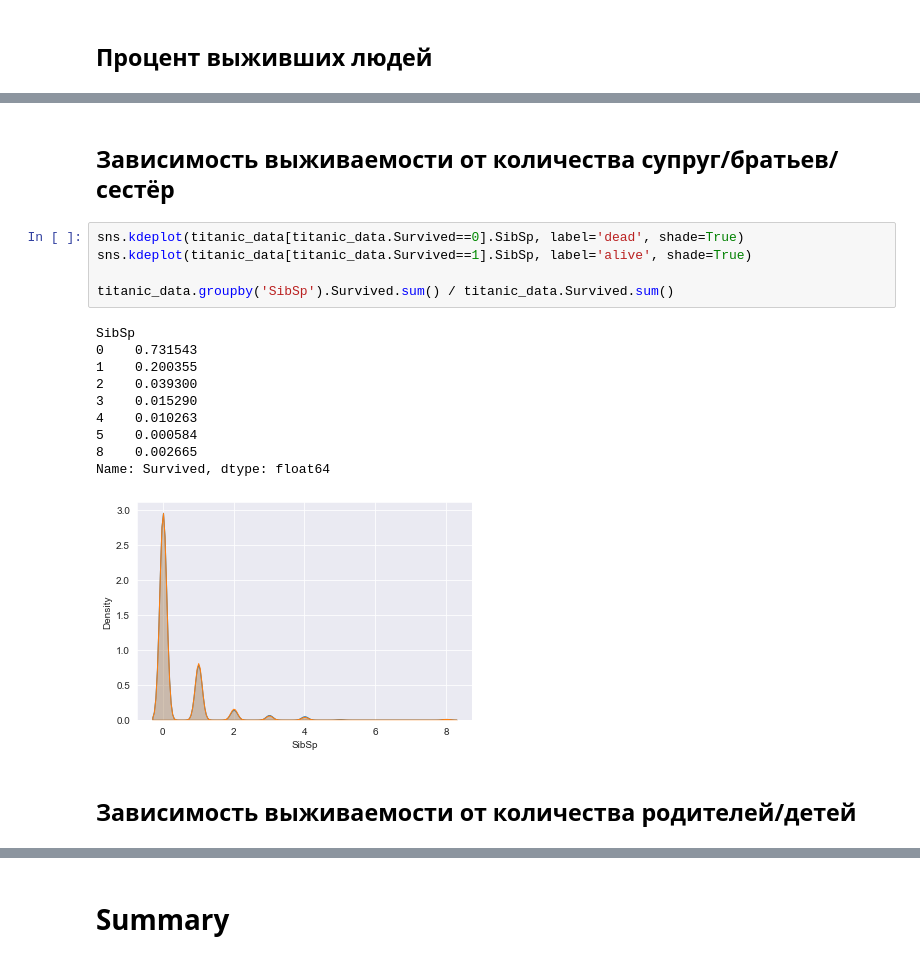
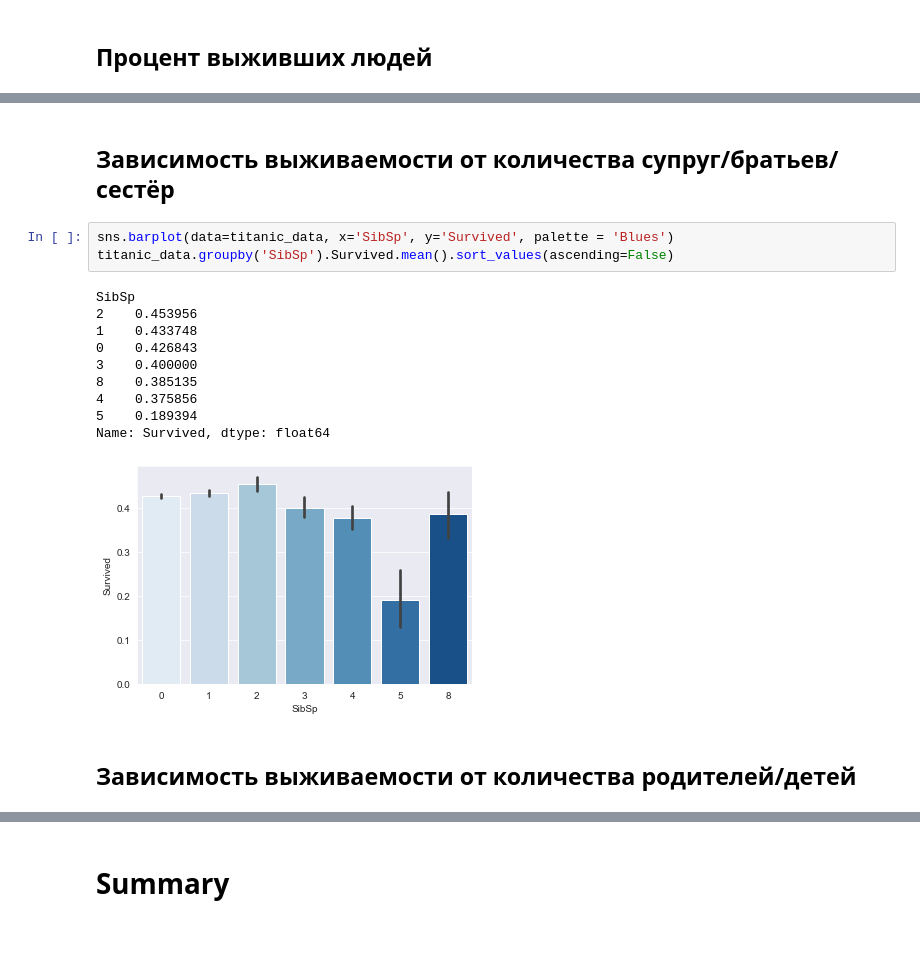
Before and after one commit to zappaz00/2_data_exploration, a Jupyter notebook: eda.ipynb, the cells around one changed output, grey strips where cells are left out. Cells and saved outputs as stored; diff of their text form.

```diff
--- a/eda.ipynb
+++ b/eda.ipynb
@@ -300,21 +297,19 @@ sns.kdeplot(titanic_data[titanic_data.Survived==1].Fare, label='alive', shade=Tr
 # %% [markdown]
-## Зависимость выживаемости от количества супруг/братьев/сестёр
+## Зависимость выживаемости от **количества супруг/братьев/сестёр**
 # %%
-sns.kdeplot(titanic_data[titanic_data.Survived==0].SibSp, label='dead', shade=True)
-sns.kdeplot(titanic_data[titanic_data.Survived==1].SibSp, label='alive', shade=True)
-
-titanic_data.groupby('SibSp').Survived.sum() / titanic_data.Survived.sum()
+sns.barplot(data=titanic_data, x='SibSp', y='Survived', palette = 'Blues')
+titanic_data.groupby('SibSp').Survived.mean().sort_values(ascending=False)
 # %% [output]
 SibSp
-0    0.731543
-1    0.200355
-2    0.039300
-3    0.015290
-4    0.010263
-5    0.000584
-8    0.002665
+2    0.453956
+1    0.433748
+0    0.426843
+3    0.400000
+8    0.385135
+4    0.375856
+5    0.189394
 Name: Survived, dtype: float64
-[figure, old version]
+[figure, new version]
 # %% [markdown]
-## Зависимость выживаемости от количества родителей/детей
+## Зависимость выживаемости от **количества родителей/детей**
 # %%
```
Also changed, not shown: parts of 26 cells of this notebook.
